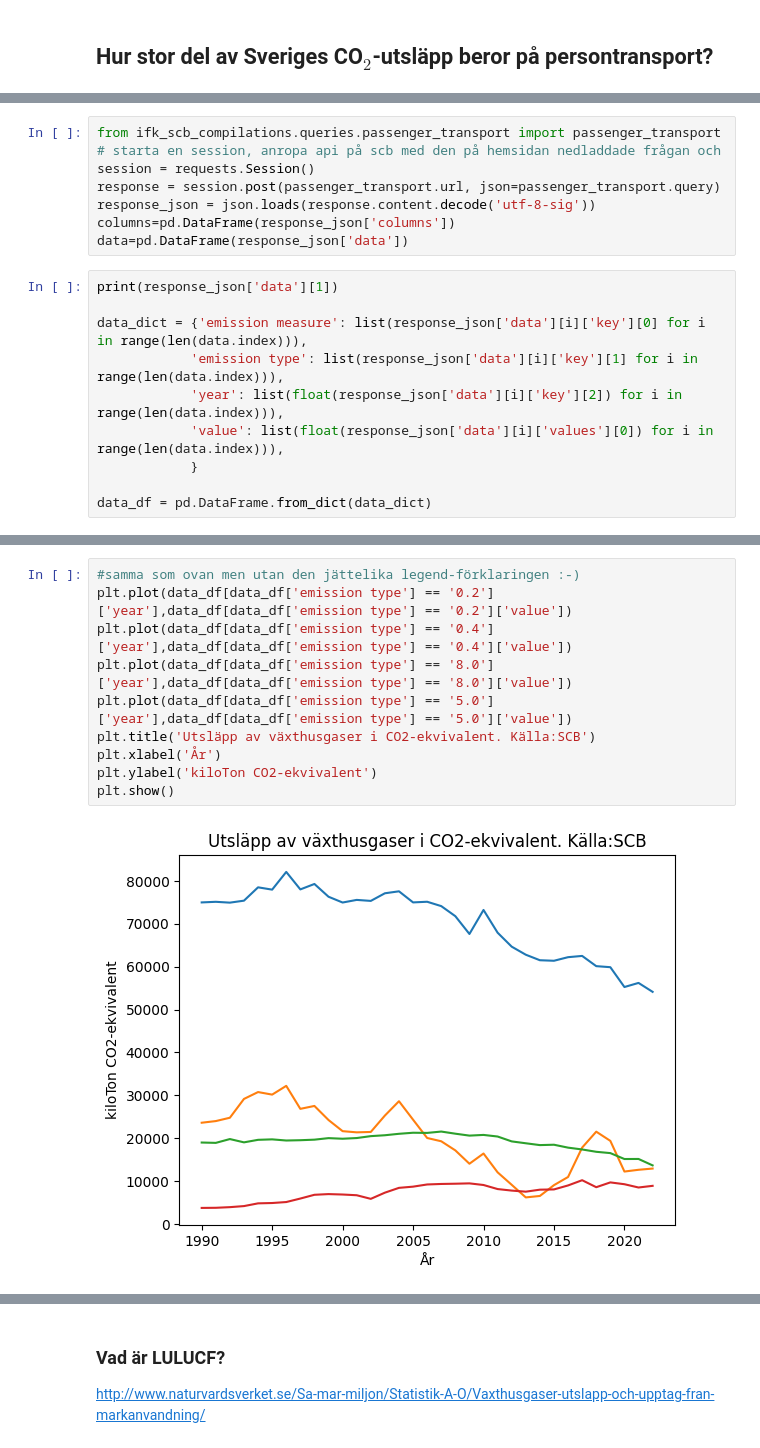
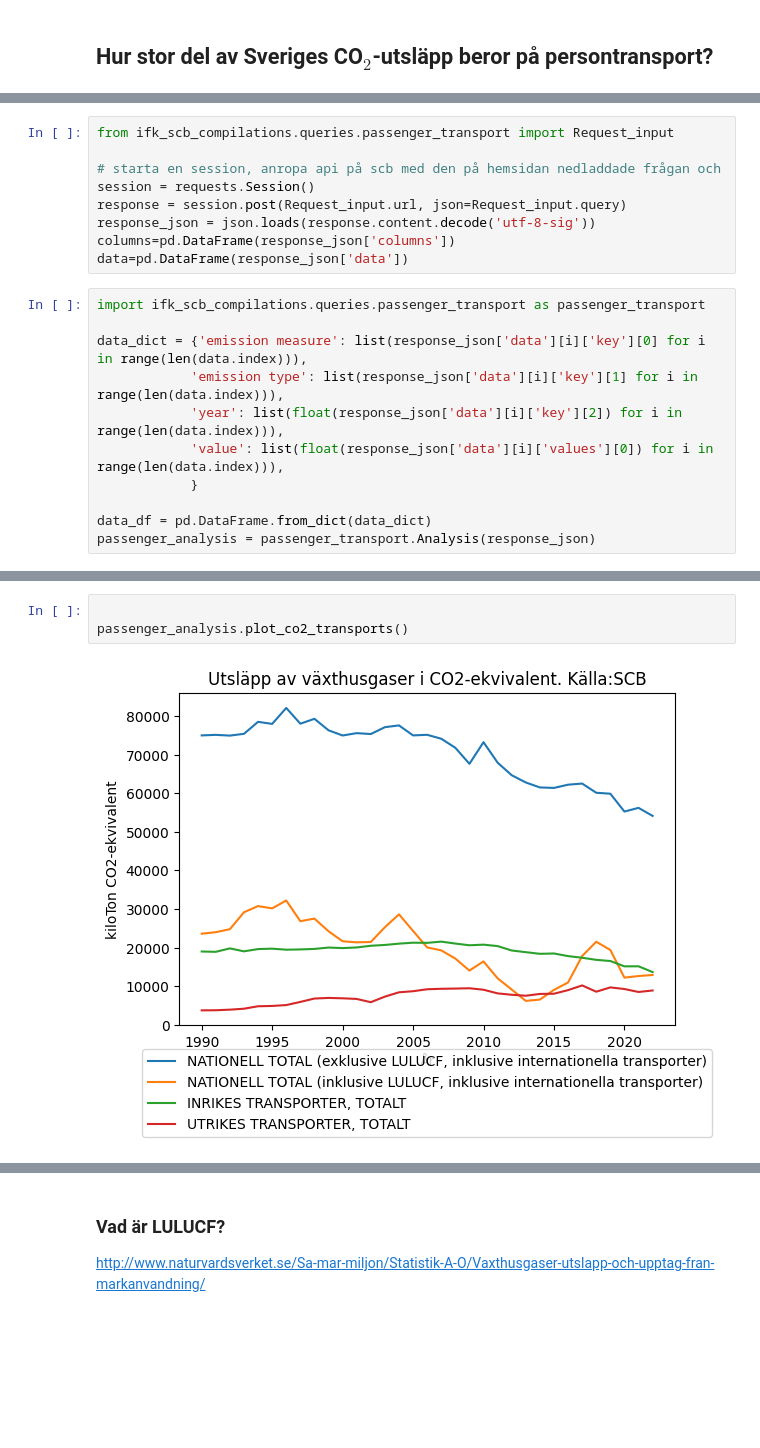
Before and after one commit to Ingenjorsarbete-For-Klimatet/ifk-analyses, a Jupyter notebook: notebooks/persontransportstatistik.ipynb, the cells around one changed output, grey strips where cells are left out. Cells and saved outputs as stored; diff of their text form; blank space fills up the shorter version.

Commit message:
fetch and analysis from scb done.

```diff
--- a/notebooks/persontransportstatistik.ipynb
+++ b/notebooks/persontransportstatistik.ipynb
@@ -37,14 +37,15 @@ import matplotlib.pyplot as plt
 %matplotlib inline
 # %%
-from ifk_scb_compilations.queries.passenger_transport import passenger_transport
+from ifk_scb_compilations.queries.passenger_transport import Request_input
+
 # starta en session, anropa api på scb med den på hemsidan nedladdade frågan och
 session = requests.Session()
-response = session.post(passenger_transport.url, json=passenger_transport.query)
+response = session.post(Request_input.url, json=Request_input.query)
 response_json = json.loads(response.content.decode('utf-8-sig'))
 columns=pd.DataFrame(response_json['columns'])
 data=pd.DataFrame(response_json['data'])
 # %%
-print(response_json['data'][1])
+import ifk_scb_compilations.queries.passenger_transport as passenger_transport
 
 data_dict = {'emission measure': list(response_json['data'][i]['key'][0] for i in range(len(data.index))),
             'emission type': list(response_json['data'][i]['key'][1] for i in range(len(data.index))),
@@ -53,3 +54,4 @@ data_dict = {'emission measure': list(response_json['data'][i]['key'][0] for i i
             }
 
 data_df = pd.DataFrame.from_dict(data_dict)
+passenger_analysis = passenger_transport.Analysis(response_json)
@@ -86,12 +58,5 @@ plt.show()
-# %%
-#samma som ovan men utan den jättelika legend-förklaringen :-)
-plt.plot(data_df[data_df['emission type'] == '0.2']['year'],data_df[data_df['emission type'] == '0.2']['value'])
-plt.plot(data_df[data_df['emission type'] == '0.4']['year'],data_df[data_df['emission type'] == '0.4']['value'])
-plt.plot(data_df[data_df['emission type'] == '8.0']['year'],data_df[data_df['emission type'] == '8.0']['value'])
-plt.plot(data_df[data_df['emission type'] == '5.0']['year'],data_df[data_df['emission type'] == '5.0']['value'])
-plt.title('Utsläpp av växthusgaser i CO2-ekvivalent. Källa:SCB')
-plt.xlabel('År')
-plt.ylabel('kiloTon CO2-ekvivalent')
-plt.show()
-# %% [output]
-[figure, removed]
+# %%
+
+passenger_analysis.plot_co2_transports()
+# %% [output]
+[figure, added]
```
Also changed, not shown: parts of 9 cells of this notebook, 4 other files.
